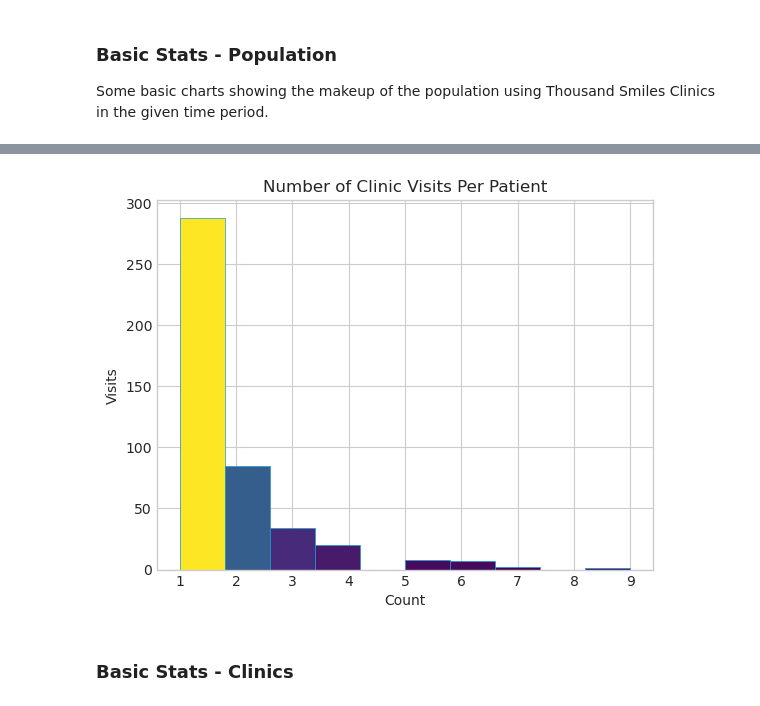
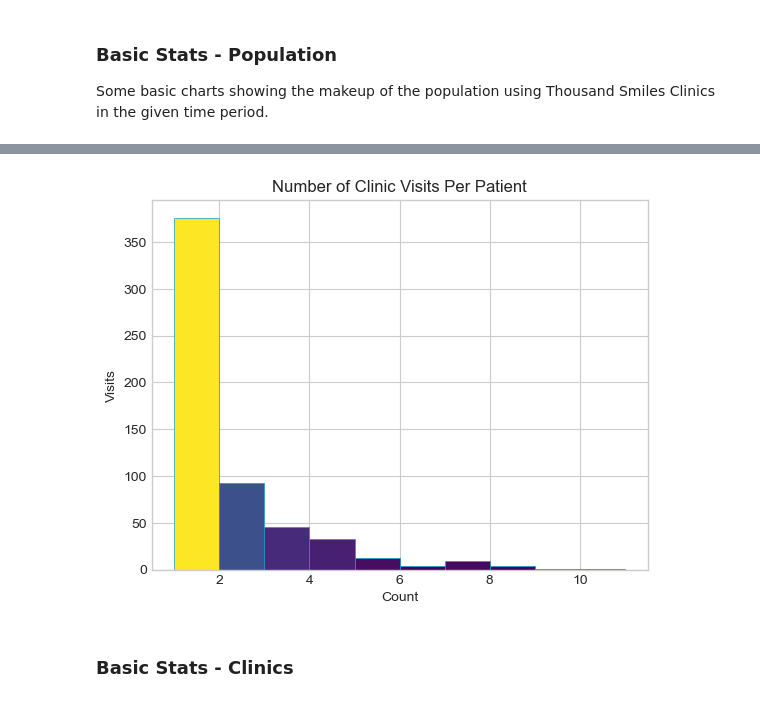
Before and after one commit to ww994a/1000smiles, a Jupyter notebook: tools/datascience/Notebooks/General_Info.ipynb, the cells around one changed output, grey strips where cells are left out. Saved outputs shown, nothing was run; the diff lists cells and outputs as text; code cells hidden in the pictures.

```diff
--- a/tools/datascience/Notebooks/General_Info.ipynb
+++ b/tools/datascience/Notebooks/General_Info.ipynb
@@ -32,8 +32,8 @@ merged_df.head()
 Some basic charts showing the makeup of the population using Thousand Smiles Clinics in the given time period.
 # %%
 def compute_age(row):
-    d1 = datetime.strptime(row["start"], "%Y-%m-%d")
-    d2 = datetime.strptime(row["dob"], "%Y-%m-%d")
+    d1 = row["start"]
+    d2 = row["dob"]
     diff_in_years = relativedelta(d1, d2)
     return diff_in_years.years
 
@@ -42,7 +42,7 @@ merged_df["age_in_years"] = merged_df.apply(lambda row: compute_age(row), axis=1
 age_row = merged_df["age_in_years"]
 fig = plt.figure()
 axes1 = fig.add_subplot(1,1,1)
-plt.style.use('seaborn-whitegrid') # nice and clean grid
+plt.style.use('seaborn-v0_8-whitegrid') # nice and clean grid
 n, bins, patches = axes1.hist(data = merged_df, x='age_in_years', facecolor = '#2ab0ff', edgecolor='#169acf', linewidth=0.5, bins = int(merged_df["age_in_years"].max()))
 
 axes1.set_title("Number of Registrations By Age (freq)", fontsize=12)
@@ -63,7 +63,7 @@ merged_df = merged_df.replace({"gender": di})
 gender_row = merged_df["gender"]
 fig = plt.figure()
 axes1 = fig.add_subplot(1,1,1)
-plt.style.use('seaborn-whitegrid') # nice and clean grid
+plt.style.use('seaborn-v0_8-whitegrid') # nice and clean grid
 n, bins, patches = axes1.hist(data = merged_df, x='gender', facecolor = '#2ab0ff'
                               , edgecolor='black', linewidth=0.5, bins = 2, align = 'mid',
                                 rwidth= 0.5)
@@ -77,7 +77,7 @@ patches[0].set_facecolor('yellow')
 patches[0].set_alpha(0.7)
 patches[1].set_alpha(0.7)
 
-ticks = [(patch._x0 + patch._x1)/2 for patch in patches]
+ticks = [0.25,0.75]
 ticklabels = ['Female','Male']
 plt.xticks(ticks, ticklabels)
 
@@ -125,27 +125,27 @@ merged_df.describe()
 # %%
 count_df = TSD.df_merged.groupby("patient_id").count();
 ##count_df["id"].plot(kind='hist', edgecolor='k', alpha=0.75, rot=0)
 '''
 plt.title("Number of Clinic Visits Per Patient")
 plt.xlabel("Count")
 plt.ylabel("Visits")
 plt.show()
 '''
-count_row = count_df["id"]
+#count_row = count_df["id"]
 fig = plt.figure()
 axes1 = fig.add_subplot(1,1,1)
-plt.style.use('seaborn-whitegrid') # nice and clean grid
-n, bins, patches = axes1.hist(data =count_df, x='id', align="mid", facecolor = '#2ab0ff', edgecolor='#169acf', linewidth=0.5)
+plt.style.use('seaborn-v0_8-whitegrid') # nice and clean grid
+n, bins, patches = axes1.hist(data =count_df, x='dob', align="mid", facecolor = '#2ab0ff', edgecolor='#169acf', linewidth=0.5)
 
 axes1.set_title("Number of Clinic Visits Per Patient", fontsize=12)
 axes1.set_xlabel("Count", fontsize = 10)
 axes1.set_ylabel("Visits", fontsize = 10)
 
 n = n.astype('int')
 for i in range(len(patches)):
     patches[i].set_facecolor(plt.cm.viridis(n[i]/max(n)))
 plt.show()
 # %% [output]
-[figure, old version]
+[figure, new version]
 # %% [markdown]
 ### Basic Stats - Clinics
```
Also changed, not shown: parts of 17 cells of this notebook.
